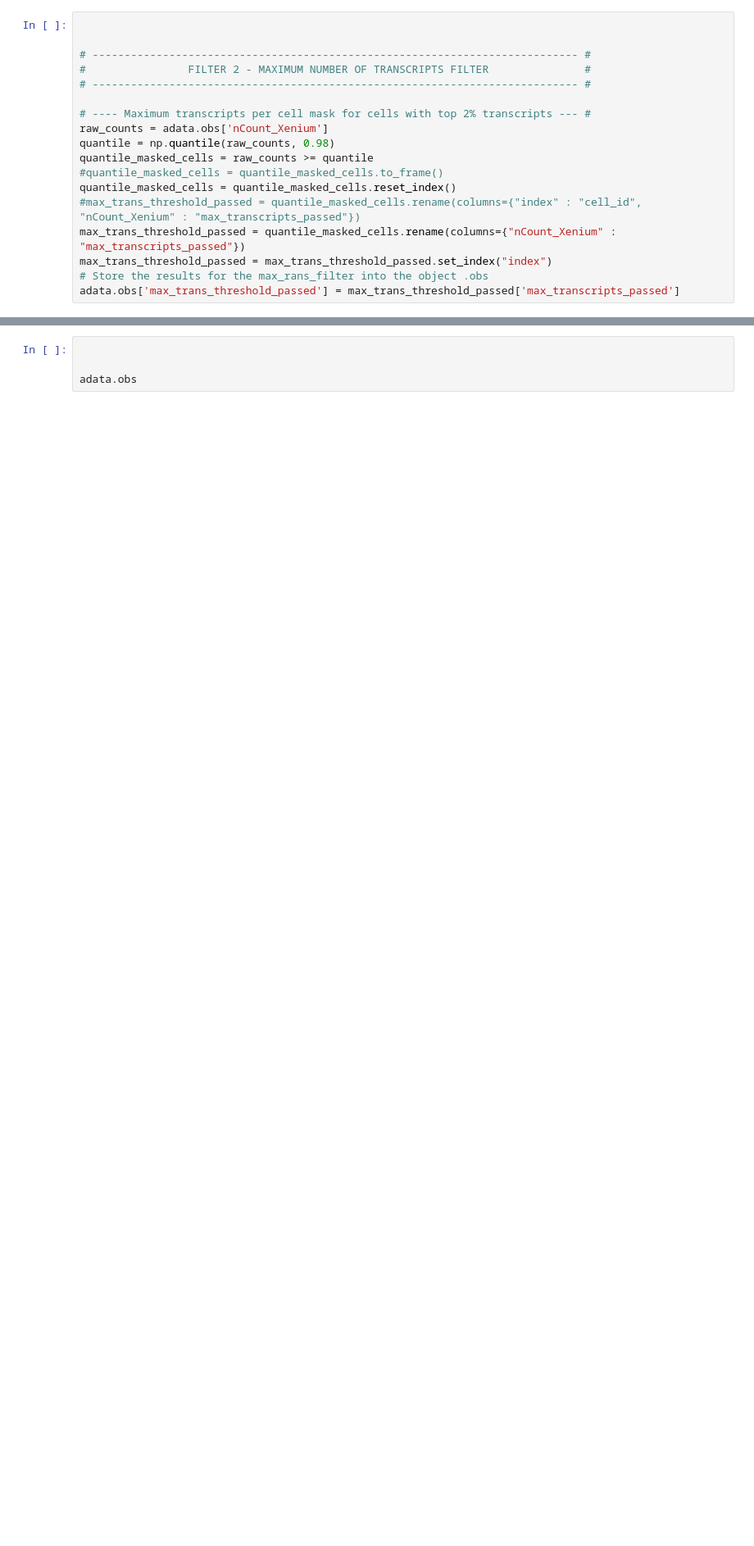
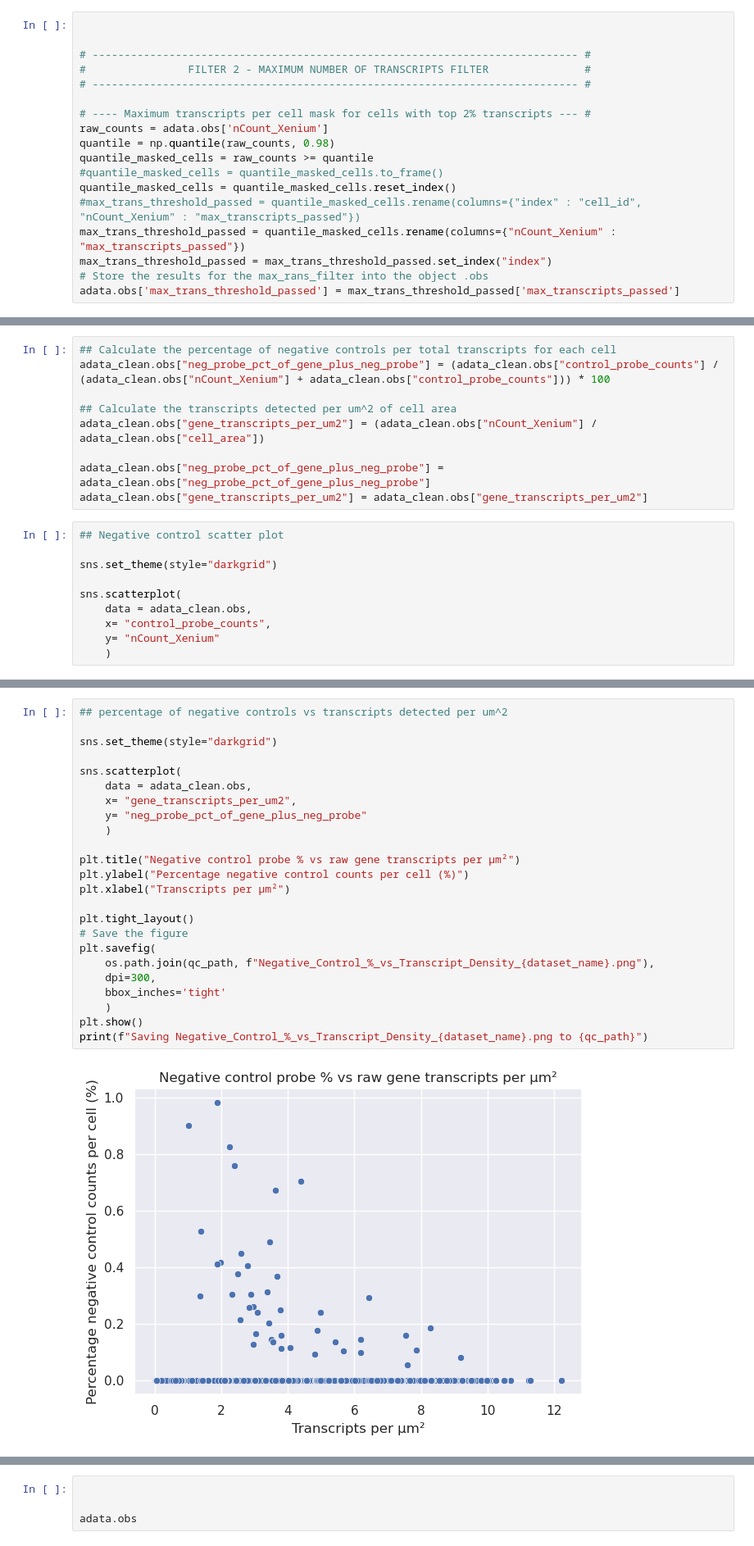
Before and after one commit to NJNataren/Banksy_py, a Jupyter notebook: 01_QC_xenium_spatial_clean_clustered.ipynb, the cells around one changed output, grey strips where cells are left out. Shown at 82% size. Saved outputs shown, nothing was run; the diff lists cells and outputs as text; blank space fills up the shorter version.

```diff
--- a/01_QC_xenium_spatial_clean_clustered.ipynb
+++ b/01_QC_xenium_spatial_clean_clustered.ipynb
@@ -541,0 +620,19 @@ adata_clean.obs
+# %%
+## Calculate the percentage of negative controls per total transcripts for each cell
+adata_clean.obs["neg_probe_pct_of_gene_plus_neg_probe"] = (adata_clean.obs["control_probe_counts"] / (adata_clean.obs["nCount_Xenium"] + adata_clean.obs["control_probe_counts"])) * 100
+
+## Calculate the transcripts detected per um^2 of cell area
+adata_clean.obs["gene_transcripts_per_um2"] = (adata_clean.obs["nCount_Xenium"] / adata_clean.obs["cell_area"])
+
+adata_clean.obs["neg_probe_pct_of_gene_plus_neg_probe"] = adata_clean.obs["neg_probe_pct_of_gene_plus_neg_probe"]
+adata_clean.obs["gene_transcripts_per_um2"] = adata_clean.obs["gene_transcripts_per_um2"]
+# %%
+## Negative control scatter plot
+
+sns.set_theme(style="darkgrid")
+
+sns.scatterplot(
+    data = adata_clean.obs,
+    x= "control_probe_counts",
+    y= "nCount_Xenium"
+    )
@@ -541,0 +642,26 @@ adata_clean.obs
+# %%
+## percentage of negative controls vs transcripts detected per um^2
+
+sns.set_theme(style="darkgrid")
+
+sns.scatterplot(
+    data = adata_clean.obs,
+    x= "gene_transcripts_per_um2",
+    y= "neg_probe_pct_of_gene_plus_neg_probe"
+    )
+
+plt.title("Negative control probe % vs raw gene transcripts per µm²")
+plt.ylabel("Percentage negative control counts per cell (%)")
+plt.xlabel("Transcripts per µm²")
+
+plt.tight_layout()
+# Save the figure
+plt.savefig(
+    os.path.join(qc_path, f"Negative_Control_%_vs_Transcript_Density_{dataset_name}.png"),
+    dpi=300,
+    bbox_inches='tight'
+    )
+plt.show()
+print(f"Saving Negative_Control_%_vs_Transcript_Density_{dataset_name}.png to {qc_path}")
+# %% [output]
+[figure, added]
```
Also changed, not shown: parts of 31 cells of this notebook, 13 other files.
